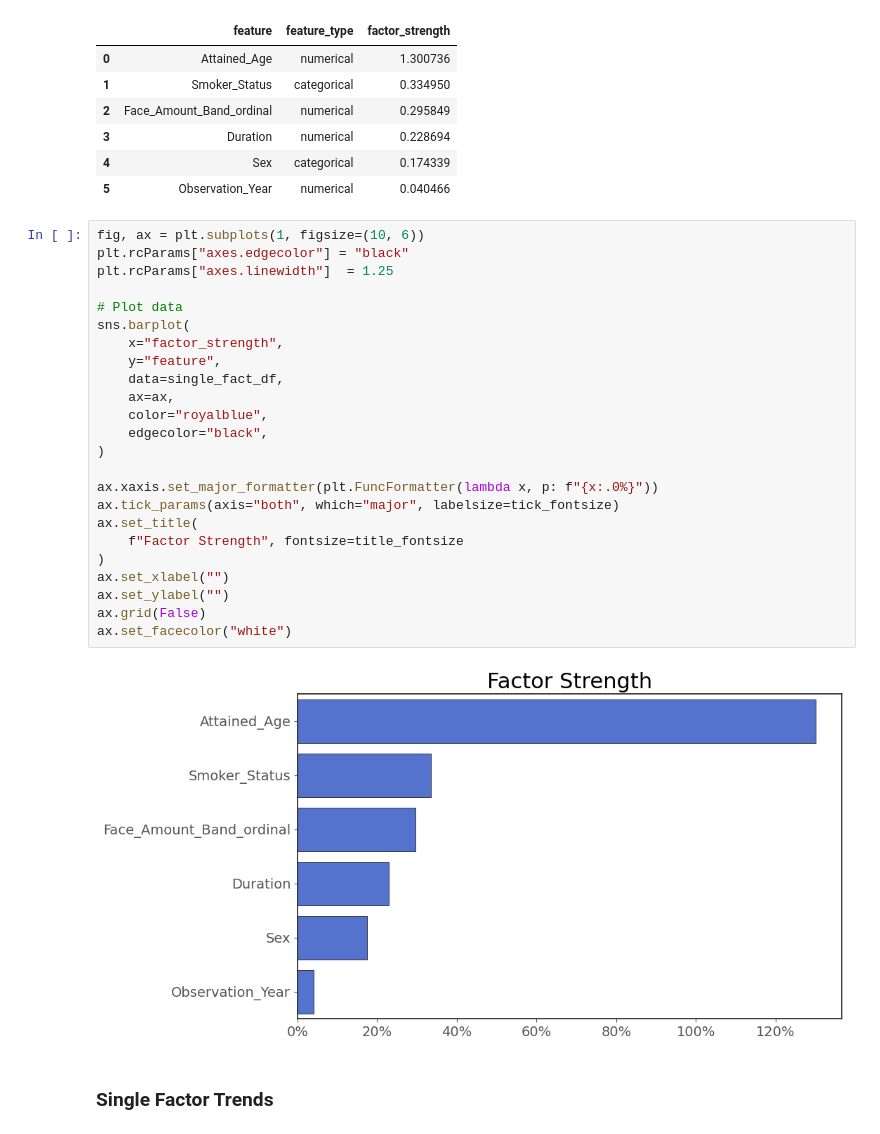
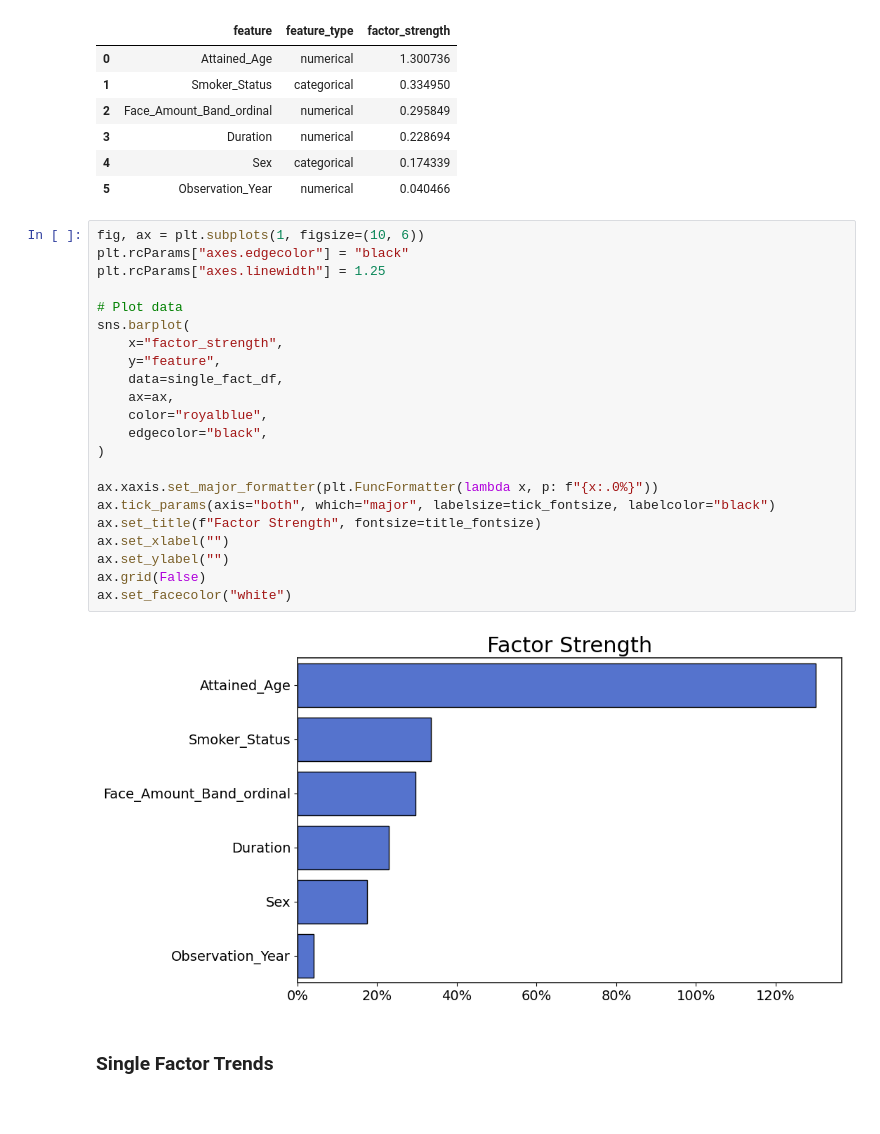
Before and after one commit to ckjackytam/ifoa-ds-health-care-wp, a Jupyter notebook: Python/big-pitch/02 - Single Factor Model.ipynb, the cells around one changed output. Cells and saved outputs as stored; diff of their text form.

Commit message:
Graphs formatting in 02

```diff
--- a/Python/big-pitch/02 - Single Factor Model.ipynb
+++ b/Python/big-pitch/02 - Single Factor Model.ipynb
@@ -838,29 +838,27 @@ single_fact_df
 # %%
 fig, ax = plt.subplots(1, figsize=(10, 6))
 plt.rcParams["axes.edgecolor"] = "black"
-plt.rcParams["axes.linewidth"]  = 1.25
+plt.rcParams["axes.linewidth"] = 1.25
 
 # Plot data
 sns.barplot(
     x="factor_strength",
     y="feature",
     data=single_fact_df,
     ax=ax,
     color="royalblue",
     edgecolor="black",
 )
 
 ax.xaxis.set_major_formatter(plt.FuncFormatter(lambda x, p: f"{x:.0%}"))
-ax.tick_params(axis="both", which="major", labelsize=tick_fontsize)
-ax.set_title(
-    f"Factor Strength", fontsize=title_fontsize
-)
+ax.tick_params(axis="both", which="major", labelsize=tick_fontsize, labelcolor="black")
+ax.set_title(f"Factor Strength", fontsize=title_fontsize)
 ax.set_xlabel("")
 ax.set_ylabel("")
 ax.grid(False)
 ax.set_facecolor("white")
 # %% [output]
-[figure, old version]
+[figure, new version]
 # %% [markdown]
 ### Single Factor Trends
 # %%
```
Also changed, not shown: parts of 2 cells of this notebook, 6 other files.
